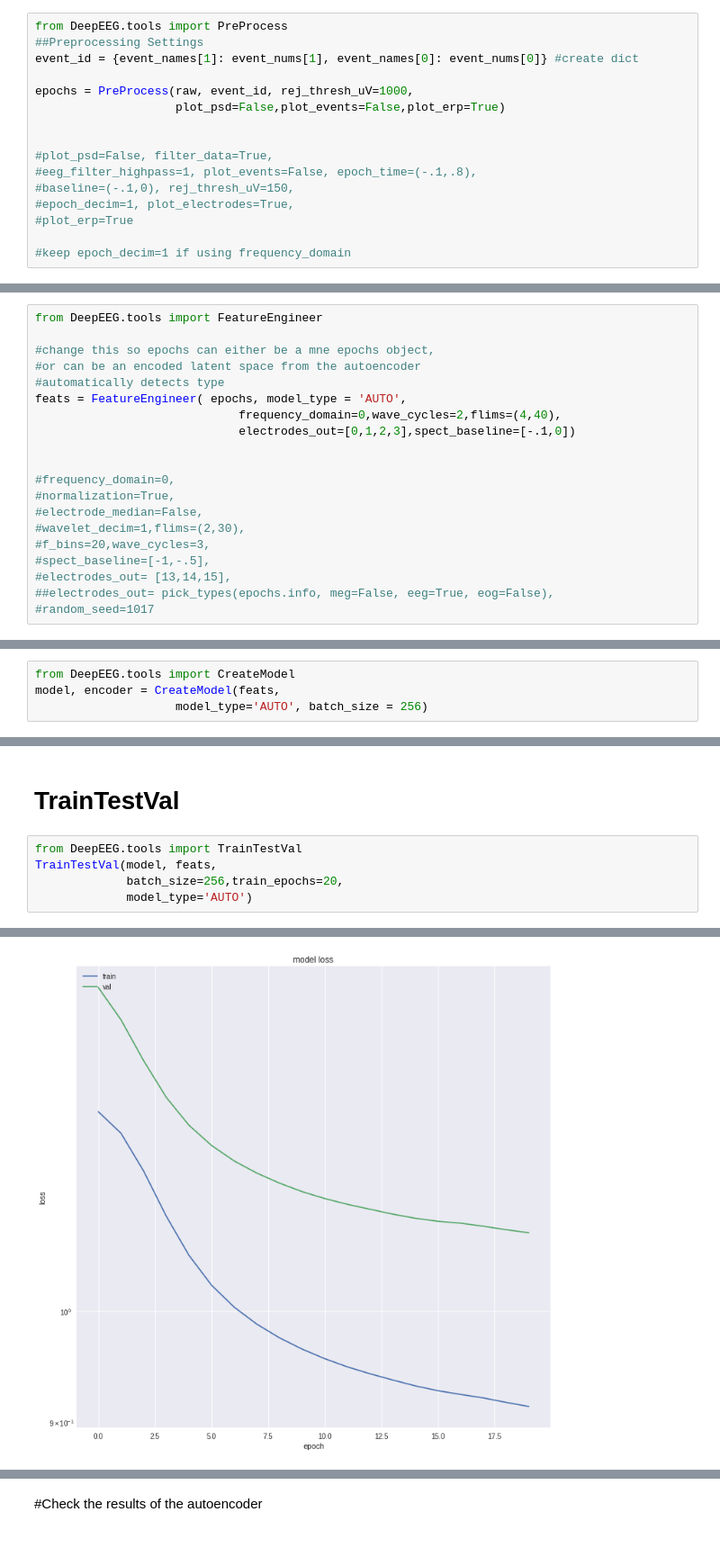
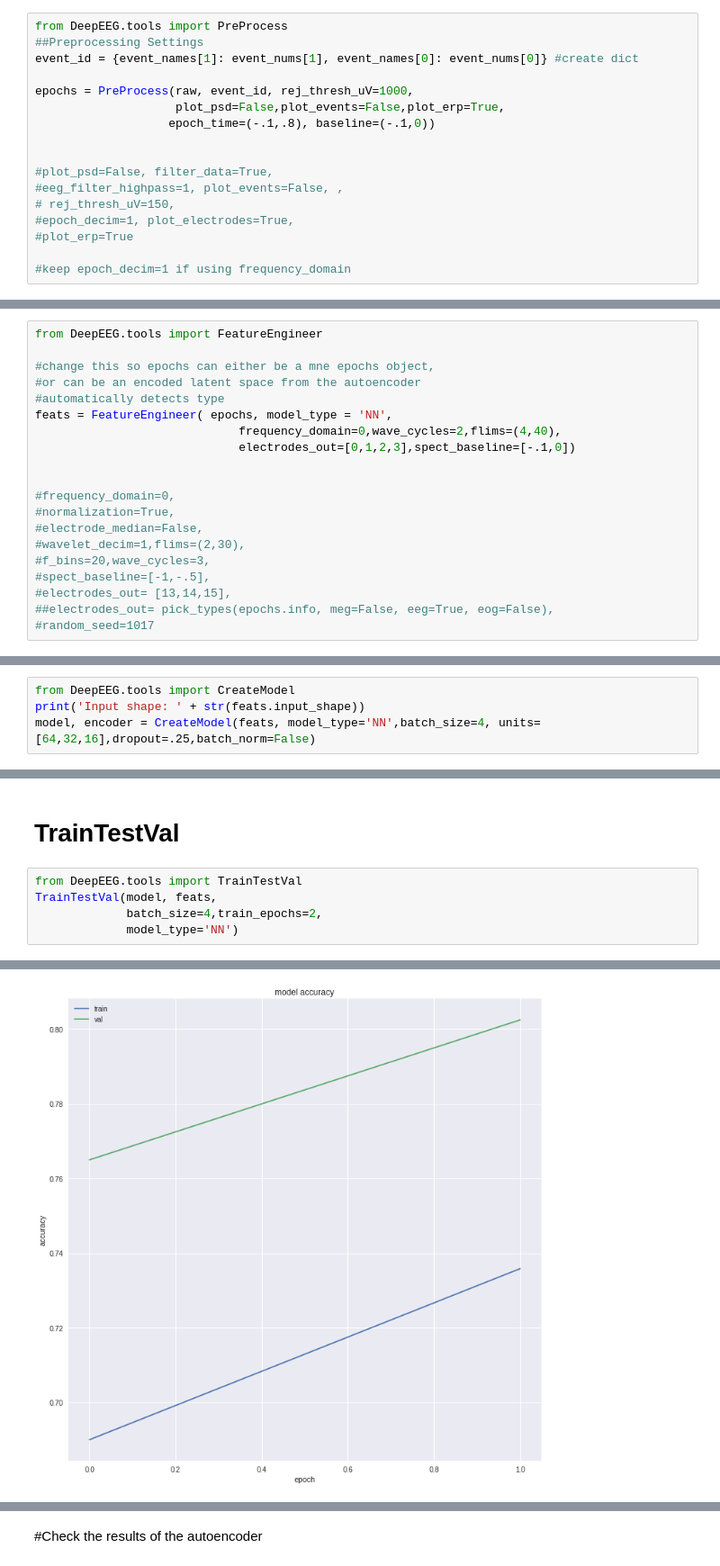
Before and after one commit to kylemath/DeepEEG, a Jupyter notebook: notebooks/DeepEEG.ipynb, the cells around one changed output, grey strips where cells are left out. Shown at 90% size. Saved outputs shown, nothing was run; the diff lists cells and outputs as text.

Commit message:
CreateModel inputs for layers number and unit number for NN, AUTO, and AUTODeep

```diff
--- a/notebooks/DeepEEG.ipynb
+++ b/notebooks/DeepEEG.ipynb
@@ -176,12 +174,13 @@ from DeepEEG.tools import PreProcess
 event_id = {event_names[1]: event_nums[1], event_names[0]: event_nums[0]} #create dict
 
 epochs = PreProcess(raw, event_id, rej_thresh_uV=1000,
-                    plot_psd=False,plot_events=False,plot_erp=True)
+                    plot_psd=False,plot_events=False,plot_erp=True,
+                   epoch_time=(-.1,.8), baseline=(-.1,0))
 
 
 #plot_psd=False, filter_data=True,
-#eeg_filter_highpass=1, plot_events=False, epoch_time=(-.1,.8),
-#baseline=(-.1,0), rej_thresh_uV=150,
+#eeg_filter_highpass=1, plot_events=False, ,
+# rej_thresh_uV=150,
 #epoch_decim=1, plot_electrodes=True,
 #plot_erp=True
 
@@ -202,7 +201,7 @@ from DeepEEG.tools import FeatureEngineer
 #change this so epochs can either be a mne epochs object,
 #or can be an encoded latent space from the autoencoder
 #automatically detects type
-feats = FeatureEngineer( epochs, model_type = 'AUTO',
+feats = FeatureEngineer( epochs, model_type = 'NN',
                              frequency_domain=0,wave_cycles=2,flims=(4,40),
                              electrodes_out=[0,1,2,3],spect_baseline=[-.1,0])
 
@@ -238,6 +232,6 @@ Class Weights: [1.02149682 0.97938931]
 # Run CreateModel
 # %%
 from DeepEEG.tools import CreateModel
-model, encoder = CreateModel(feats,
-                    model_type='AUTO', batch_size = 256)
+print('Input shape: ' + str(feats.input_shape))
+model, encoder = CreateModel(feats, model_type='NN',batch_size=4, units=[64,32,16],dropout=.25,batch_norm=False)
 # %% [output]
@@ -247,7 +257,7 @@ Creating AUTO Model
 # %%
 from DeepEEG.tools import TrainTestVal
 TrainTestVal(model, feats,
-             batch_size=256,train_epochs=20,
-             model_type='AUTO')
+             batch_size=4,train_epochs=2,
+             model_type='NN')
 # %% [output]
 Training Model:
@@ -270 +270 @@ Epoch 20/20
-[figure, old version]
+[figure, new version]
```
Also changed, not shown: parts of 10 cells of this notebook.
